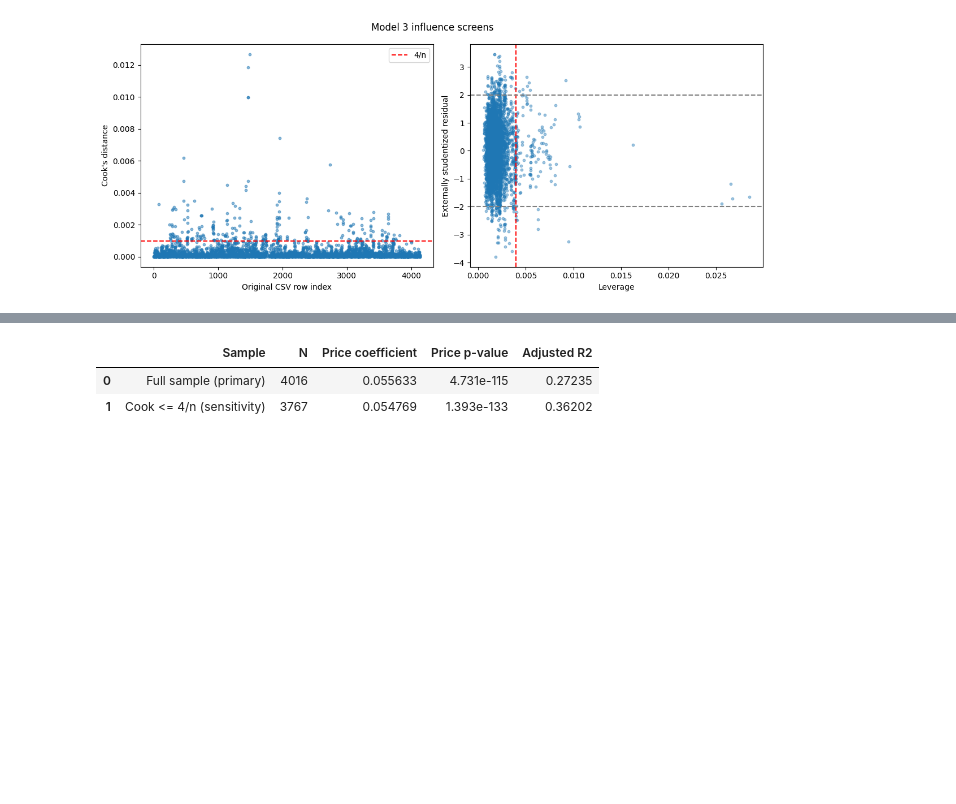
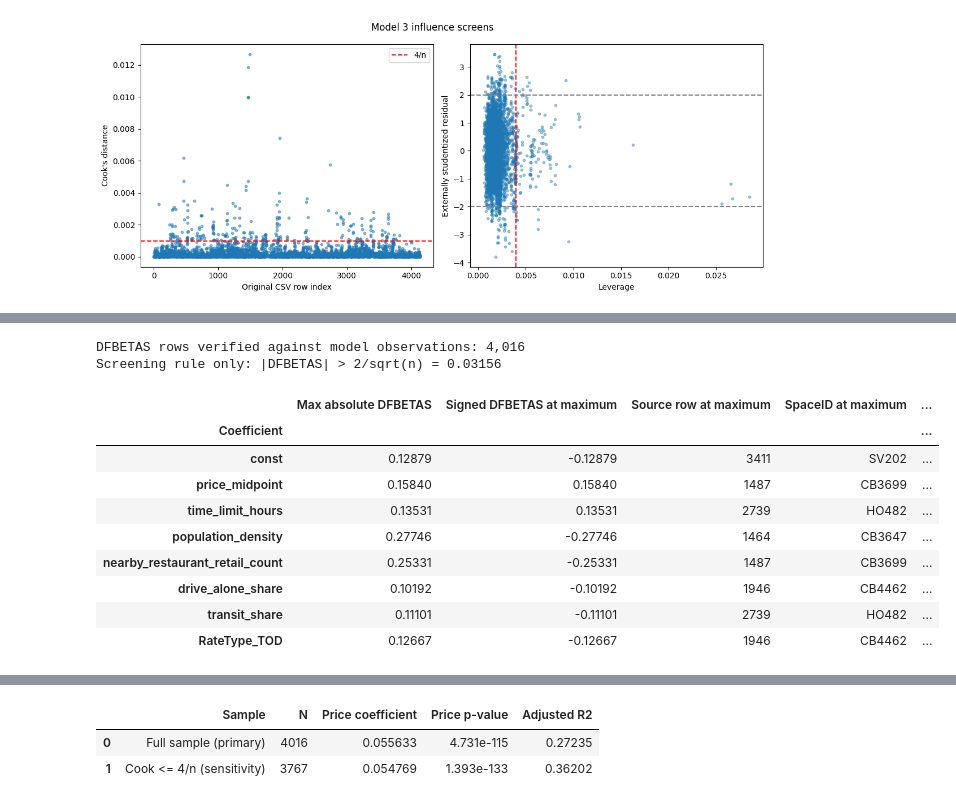
Before and after one commit to finnrcase/Spotless, a Jupyter notebook: notebooks/04_diagnostics_robustness.ipynb, the cells around one changed output, grey strips where cells are left out. Saved outputs shown, nothing was run; the diff lists cells and outputs as text; code cells hidden in the pictures; blank space fills up the shorter version.

```diff
--- a/notebooks/04_diagnostics_robustness.ipynb
+++ b/notebooks/04_diagnostics_robustness.ipynb
@@ -783,0 +382,49 @@ DFBETAS is required by the assignment, but no DFBETAS example was found in the a
+# %%
+# Use the fitted model's observation order, retaining original CSV row labels.
+dfbetas_model_rows = pd.Index(model3.model.data.row_labels)
+dfbetas_values = model3.get_influence().dfbetas
+assert dfbetas_values.shape == (int(model3.nobs), len(model3.params))
+assert dfbetas_model_rows.is_unique
+assert dfbetas_model_rows.equals(X3.index)
+assert dfbetas_model_rows.equals(y.index)
+assert dfbetas_model_rows.equals(diagnostics.index)
+np.testing.assert_allclose(model3.model.exog, X3.loc[dfbetas_model_rows].to_numpy())
+np.testing.assert_allclose(model3.model.endog, y.loc[dfbetas_model_rows].to_numpy())
+assert np.isfinite(dfbetas_values).all()
+
+dfbetas = pd.DataFrame(
+    dfbetas_values, index=dfbetas_model_rows, columns=model3.params.index
+)
+dfbetas.index.name = "source_row"
+assert dfbetas.columns.equals(model3.params.index)
+dfbetas_cutoff = 2 / np.sqrt(int(model3.nobs))
+print(f"DFBETAS rows verified against model observations: {len(dfbetas):,}")
+print(f"Screening rule only: |DFBETAS| > 2/sqrt(n) = {dfbetas_cutoff:.5f}")
+
+# Report magnitude, signed value, and the matching observation for each coefficient.
+dfbetas_peak_rows = dfbetas.abs().idxmax()
+dfbetas_summary = pd.DataFrame({
+    "Max absolute DFBETAS": dfbetas.abs().max(),
+    "Signed DFBETAS at maximum": [dfbetas.loc[row, name] for name, row in dfbetas_peak_rows.items()],
+    "Source row at maximum": dfbetas_peak_rows,
+    "SpaceID at maximum": [parking.loc[row, "SpaceID"] for row in dfbetas_peak_rows],
+    "Count above screening rule": dfbetas.abs().gt(dfbetas_cutoff).sum()
+})
+dfbetas_summary.index.name = "Coefficient"
+dfbetas_summary.style.format({
+    "Max absolute DFBETAS": "{:.5f}",
+    "Signed DFBETAS at maximum": "{:.5f}"
+})
+# %% [output]
+DFBETAS rows verified against model observations: 4,016
+Screening rule only: |DFBETAS| > 2/sqrt(n) = 0.03156
+|  | Max absolute DFBETAS | Signed DFBETAS at maximum | Source row at maximum | SpaceID at maximum | ... |
+| Coefficient |  |  |  |  | ... |
+| const | 0.12879 | -0.12879 | 3411 | SV202 | ... |
+| price_midpoint | 0.15840 | 0.15840 | 1487 | CB3699 | ... |
+| time_limit_hours | 0.13531 | 0.13531 | 2739 | HO482 | ... |
+| population_density | 0.27746 | -0.27746 | 1464 | CB3647 | ... |
+| nearby_restaurant_retail_count | 0.25331 | -0.25331 | 1487 | CB3699 | ... |
+| drive_alone_share | 0.10192 | -0.10192 | 1946 | CB4462 | ... |
+| transit_share | 0.11101 | -0.11101 | 2739 | HO482 | ... |
+| RateType_TOD | 0.12667 | -0.12667 | 1946 | CB4462 | ... |
```
Also changed, not shown: parts of 66 cells of this notebook.
